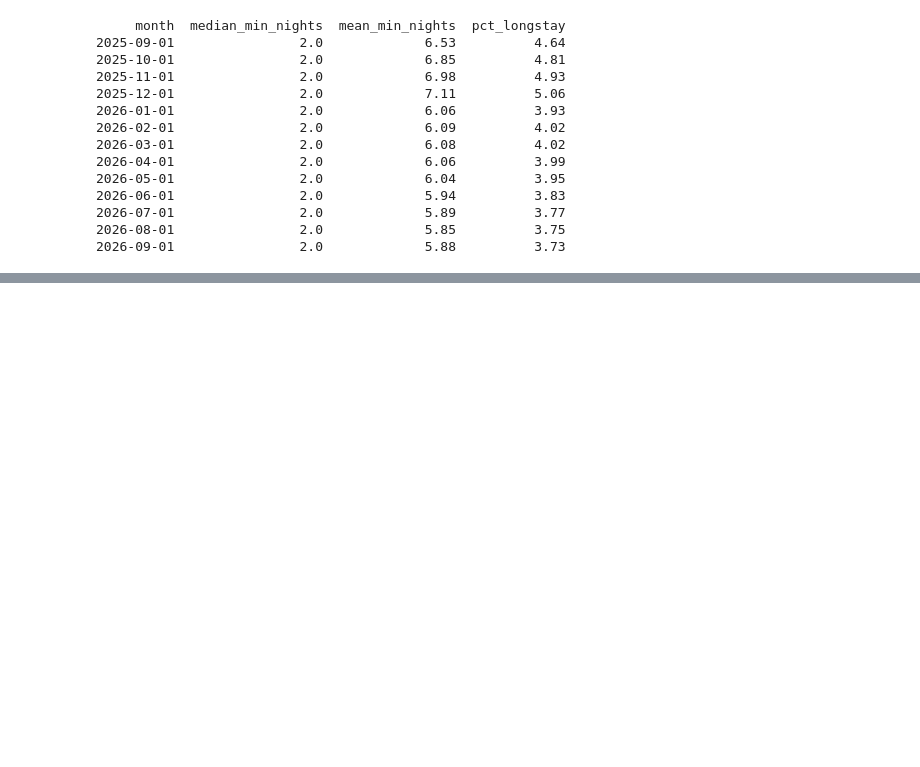
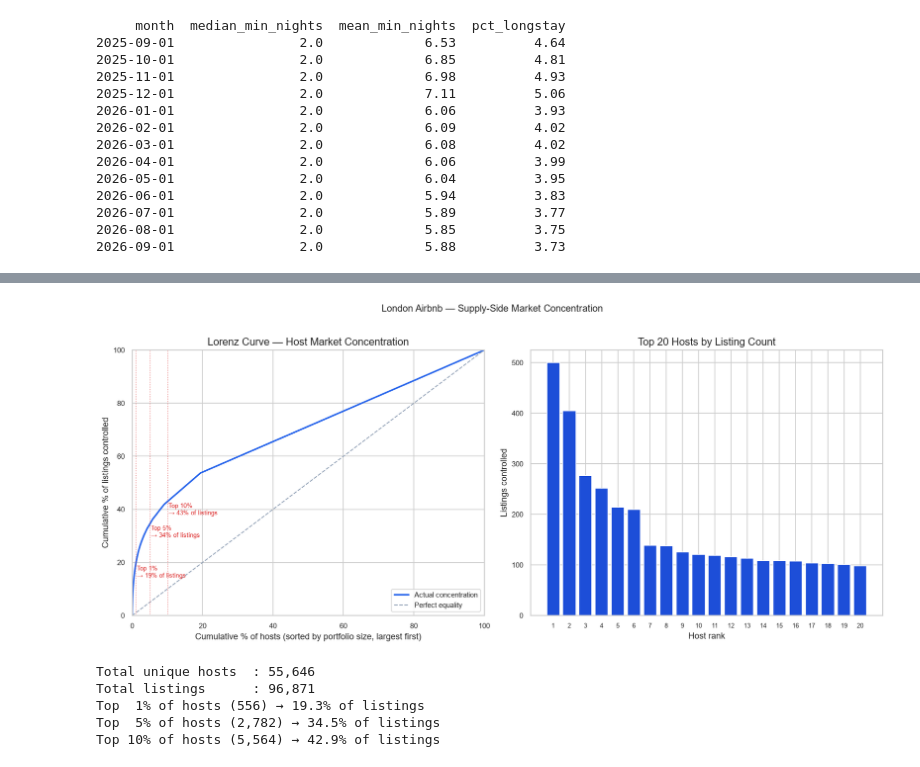
Before and after one commit to bavikaranyogeswaran/Airbnb-Multi-City-Data-Pipeline, a Jupyter notebook: notebooks/03_exploratory_data_analysis.ipynb, the cells around one changed output, grey strips where cells are left out. Cells and saved outputs as stored; diff of their text form; code cells hidden in the pictures; blank space fills up the shorter version.

```diff
--- a/notebooks/03_exploratory_data_analysis.ipynb
+++ b/notebooks/03_exploratory_data_analysis.ipynb
@@ -1229,0 +1359,76 @@ print(min_nights_monthly.to_string(index=False))
+# %%
+# ── Chart 21 — Market concentration / Lorenz curve (plan 9.4) ────────────────
+# Shows what share of total listings is controlled by top 1%, 5%, 10% of hosts.
+# A perfectly equal market would be a diagonal line; curvature = concentration.
+
+host_portfolio = (
+    listings.groupby("host_id")["id"]
+    .count()
+    .rename("listing_count")
+    .sort_values(ascending=False)
+    .reset_index()
+)
+
+total_hosts    = len(host_portfolio)
+total_listings = host_portfolio["listing_count"].sum()
+
+host_portfolio["listing_share"]    = host_portfolio["listing_count"] / total_listings
+host_portfolio["cumulative_share"] = host_portfolio["listing_share"].cumsum()
+host_portfolio["host_pct"]         = (host_portfolio.index + 1) / total_hosts * 100
+
+# Save full concentration table
+host_portfolio.to_csv(TABLES / "market_concentration.csv", index=False)
+
+# Key concentration thresholds
+thresholds = {}
+for pct in [1, 5, 10]:
+    n_hosts = max(1, int(total_hosts * pct / 100))
+    share   = host_portfolio.head(n_hosts)["listing_count"].sum() / total_listings
+    thresholds[pct] = {"n_hosts": n_hosts, "listing_share_pct": round(share * 100, 1)}
+
+fig, axes = plt.subplots(1, 2, figsize=(14, 6))
+
+# Lorenz curve
+axes[0].plot(host_portfolio["host_pct"], host_portfolio["cumulative_share"] * 100,
+             color="#2563eb", linewidth=2, label="Actual concentration")
+axes[0].plot([0, 100], [0, 100], linestyle="--", color="#94a3b8",
+             linewidth=1.2, label="Perfect equality")
+# Mark 1%, 5%, 10% thresholds
+for pct, info in thresholds.items():
+    axes[0].axvline(pct, color="#dc2626", linestyle=":", linewidth=0.8, alpha=0.7)
+    axes[0].text(pct + 0.3, info["listing_share_pct"] - 5,
+                 f"Top {pct}%\n→ {info['listing_share_pct']:.0f}% of listings",
+                 fontsize=7.5, color="#dc2626")
+axes[0].set_title("Lorenz Curve — Host Market Concentration")
+axes[0].set_xlabel("Cumulative % of hosts (sorted by portfolio size, largest first)")
+axes[0].set_ylabel("Cumulative % of listings controlled")
+axes[0].legend(fontsize=9)
+axes[0].set_xlim(0, 100)
+axes[0].set_ylim(0, 100)
+
+# Top 20 hosts by listing count (supply cliff)
+top20 = host_portfolio.head(20).copy()
+top20["host_label"] = top20["host_id"].astype(str).str[:6] + "…"
+axes[1].bar(range(len(top20)), top20["listing_count"], color="#1d4ed8")
+axes[1].set_title("Top 20 Hosts by Listing Count")
+axes[1].set_xlabel("Host rank")
+axes[1].set_ylabel("Listings controlled")
+axes[1].set_xticks(range(len(top20)))
+axes[1].set_xticklabels(range(1, 21), fontsize=8)
+
+plt.suptitle("London Airbnb — Supply-Side Market Concentration", fontsize=12, y=1.01)
+plt.tight_layout()
+plt.savefig(FIGS / "19_market_concentration.png", dpi=150, bbox_inches="tight")
+plt.show()
+
+print(f"Total unique hosts  : {total_hosts:,}")
+print(f"Total listings      : {total_listings:,}")
+for pct, info in thresholds.items():
+    print(f"Top {pct:2d}% of hosts ({info['n_hosts']:,}) → {info['listing_share_pct']}% of listings")
+# %% [output]
+[figure, added]
+Total unique hosts  : 55,646
+Total listings      : 96,871
+Top  1% of hosts (556) → 19.3% of listings
+Top  5% of hosts (2,782) → 34.5% of listings
+Top 10% of hosts (5,564) → 42.9% of listings
```
Also changed, not shown: parts of 3 cells of this notebook, 6 other files.
